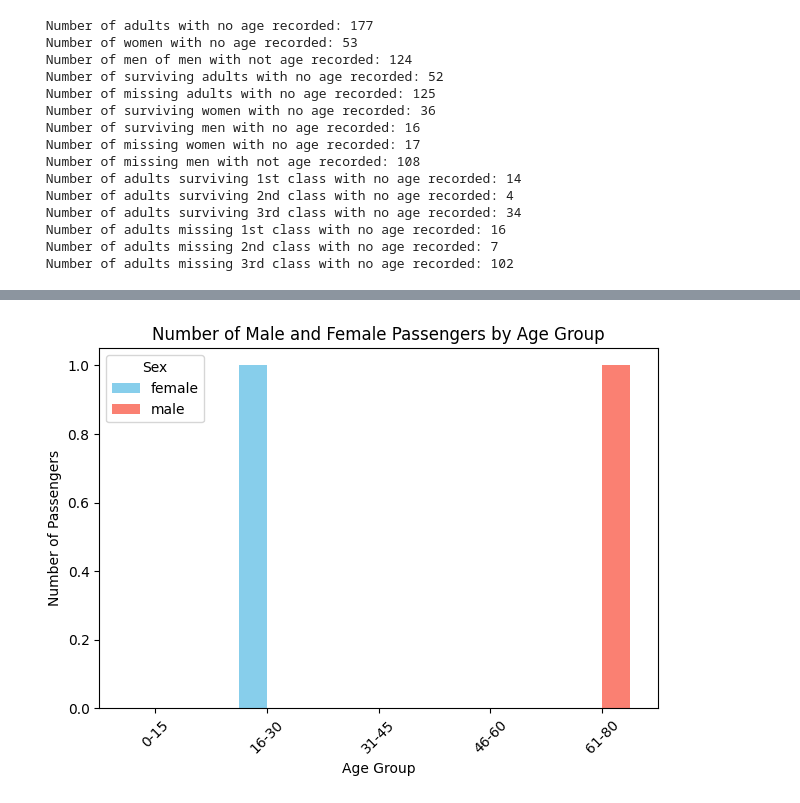
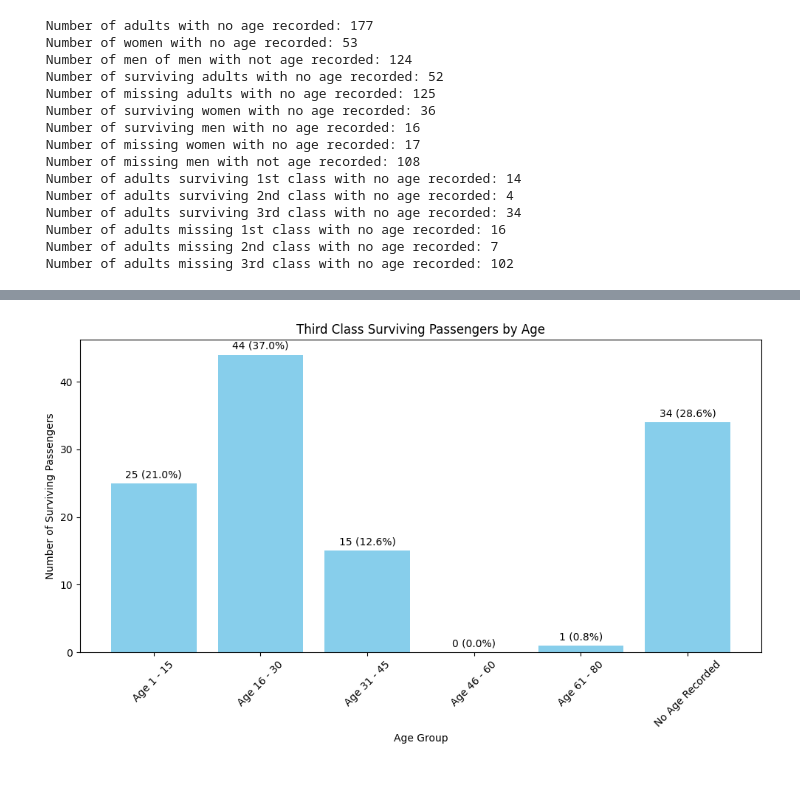
Before and after one commit to hrawp/datafun-06-eda, a Jupyter notebook: aaron_eda.ipynb, the cells around one changed output, grey strips where cells are left out. Saved outputs shown, nothing was run; the diff lists cells and outputs as text; code cells hidden in the pictures.

```diff
--- a/aaron_eda.ipynb
+++ b/aaron_eda.ipynb
@@ -435,28 +445,32 @@ plt.show()
-# %%
-data = {
-    'sex': ['female', 'male', 'female', 'male', 'female', 'male'],
-    'age': [age15, age30, age45, age60, age80, agenone]
-}
-df = pd.DataFrame(data)
-
-# Define age groups
-age_bins = [0, 15, 30, 45, 60, 80]
-age_labels = ['0-15', '16-30', '31-45', '46-60', '61-80']
-
-# Create a new column for age groups
-df['age_group'] = pd.cut(df['age'], bins=age_bins, labels=age_labels, right=False)
-
-# Count males and females in each age group
-counts = df.groupby(['age_group', 'sex']).size().unstack(fill_value=0)
-
-# Plotting
-counts.plot(kind='bar', stacked=False, color=['skyblue', 'salmon'])
-plt.xlabel('Age Group')
-plt.ylabel('Number of Passengers')
-plt.title('Number of Male and Female Passengers by Age Group')
-plt.xticks(rotation=45)
-plt.legend(title='Sex')
-plt.tight_layout()
-plt.show()
-# %% [output]
-[figure, removed]
+# %%
+# Example DataFrame
+data = {
+    'Age Group': ['Age 1 - 15', 'Age 16 - 30', 'Age 31 - 45', 'Age 46 - 60', 'Age 61 - 80', 'No Age Recorded'],
+    'Count': [age153rds, age303rds, age453rds, age603rds, age803rds, agenone3rds]
+}
+df = pd.DataFrame(data)
+# Create a larger figure
+plt.figure(figsize=(10, 6))
+
+# Calculate total count and percentages
+total_count = df['Count'].sum()
+df['Percentage'] = (df['Count'] / total_count) * 100
+
+# Create the bar chart
+plt.bar(df['Age Group'], df['Count'], color='skyblue')
+
+# Add count and percentage labels on top of the bars
+for index, row in df.iterrows():
+    plt.text(row['Age Group'], row['Count'] + 0.5,
+             f"{row['Count']} ({row['Percentage']:.1f}%)",
+             ha='center', va='bottom')
+
+plt.bar(df['Age Group'], df['Count'], color='skyblue')
+plt.xlabel('Age Group')
+plt.ylabel('Number of Surviving Passengers')
+plt.title('Third Class Surviving Passengers by Age')
+plt.xticks(rotation=45)
+plt.tight_layout()  # Adjust layout to prevent clipping
+plt.show()
+# %% [output]
+[figure, added]
```
Also changed, not shown: parts of 4 cells of this notebook.
